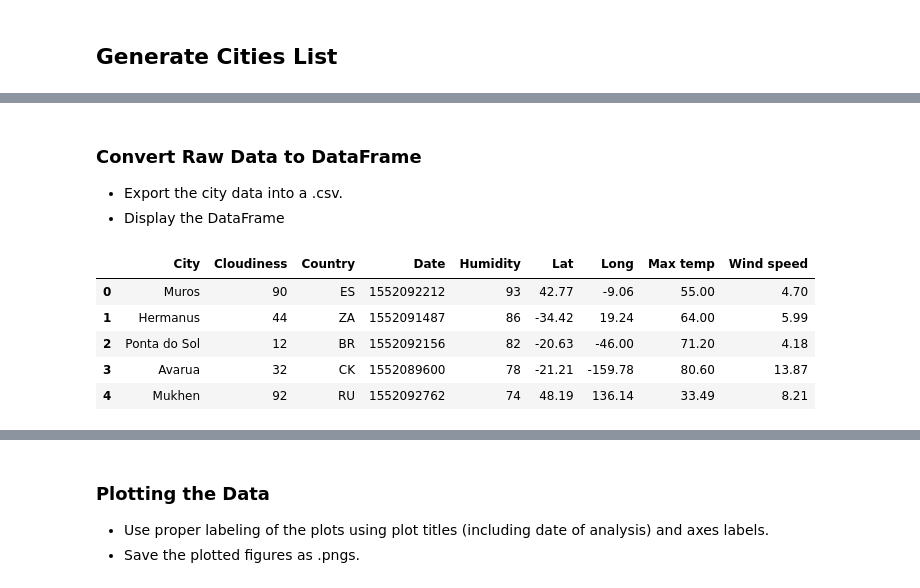
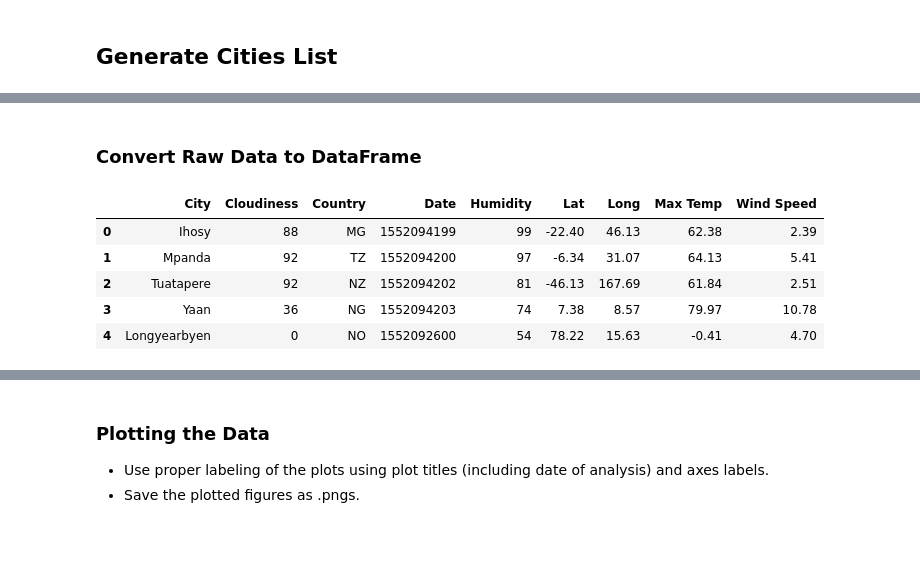
Before and after one commit to TotalEntropy/UofT-Data-2019, a Jupyter notebook: Bin/WeatherPy.ipynb, the cells around one changed output, grey strips where cells are left out. Drawn from its saved outputs; the diff is of its cells as text; code cells hidden in the pictures; blank space fills up the shorter version.

```diff
--- a/Bin/WeatherPy.ipynb
+++ b/Bin/WeatherPy.ipynb
@@ -143,28 +130,29 @@ Data Retrieval Complete
 -----------------------------
 # %% [markdown]
 ### Convert Raw Data to DataFrame
-* Export the city data into a .csv.
-* Display the DataFrame
 # %%
-
+# Constructing a dictionary to make a DF
 weather_dict = {
     'City' : city_name,
     'Cloudiness' : cloudiness,
     'Country' : country,
     'Date' : date,
     'Humidity' : humidity,
     'Lat' : lat,
     'Long' : long,
-    'Max temp' : max_temp,
-    'Wind speed' : wind_speed
+    'Max Temp' : max_temp,
+    'Wind Speed' : wind_speed
 }
 
+# Making a DF
 weather_df = pd.DataFrame(weather_dict)
+
+# Displaying the header
 weather_df.head()
 # %% [output]
-|  | City | Cloudiness | Country | Date | Humidity | Lat | Long | Max temp | Wind speed |
-| 0 | Muros | 90 | ES | 1552092212 | 93 | 42.77 | -9.06 | 55.00 | 4.70 |
-| 1 | Hermanus | 44 | ZA | 1552091487 | 86 | -34.42 | 19.24 | 64.00 | 5.99 |
-| 2 | Ponta do Sol | 12 | BR | 1552092156 | 82 | -20.63 | -46.00 | 71.20 | 4.18 |
-| 3 | Avarua | 32 | CK | 1552089600 | 78 | -21.21 | -159.78 | 80.60 | 13.87 |
-| 4 | Mukhen | 92 | RU | 1552092762 | 74 | 48.19 | 136.14 | 33.49 | 8.21 |
+|  | City | Cloudiness | Country | Date | Humidity | Lat | Long | Max Temp | Wind Speed |
+| 0 | Ihosy | 88 | MG | 1552094199 | 99 | -22.40 | 46.13 | 62.38 | 2.39 |
+| 1 | Mpanda | 92 | TZ | 1552094200 | 97 | -6.34 | 31.07 | 64.13 | 5.41 |
+| 2 | Tuatapere | 92 | NZ | 1552094202 | 81 | -46.13 | 167.69 | 61.84 | 2.51 |
+| 3 | Yaan | 36 | NG | 1552094203 | 74 | 7.38 | 8.57 | 79.97 | 10.78 |
+| 4 | Longyearbyen | 0 | NO | 1552092600 | 54 | 78.22 | 15.63 | -0.41 | 4.70 |
```
Also changed, not shown: parts of 16 cells of this notebook, 5 other files.
